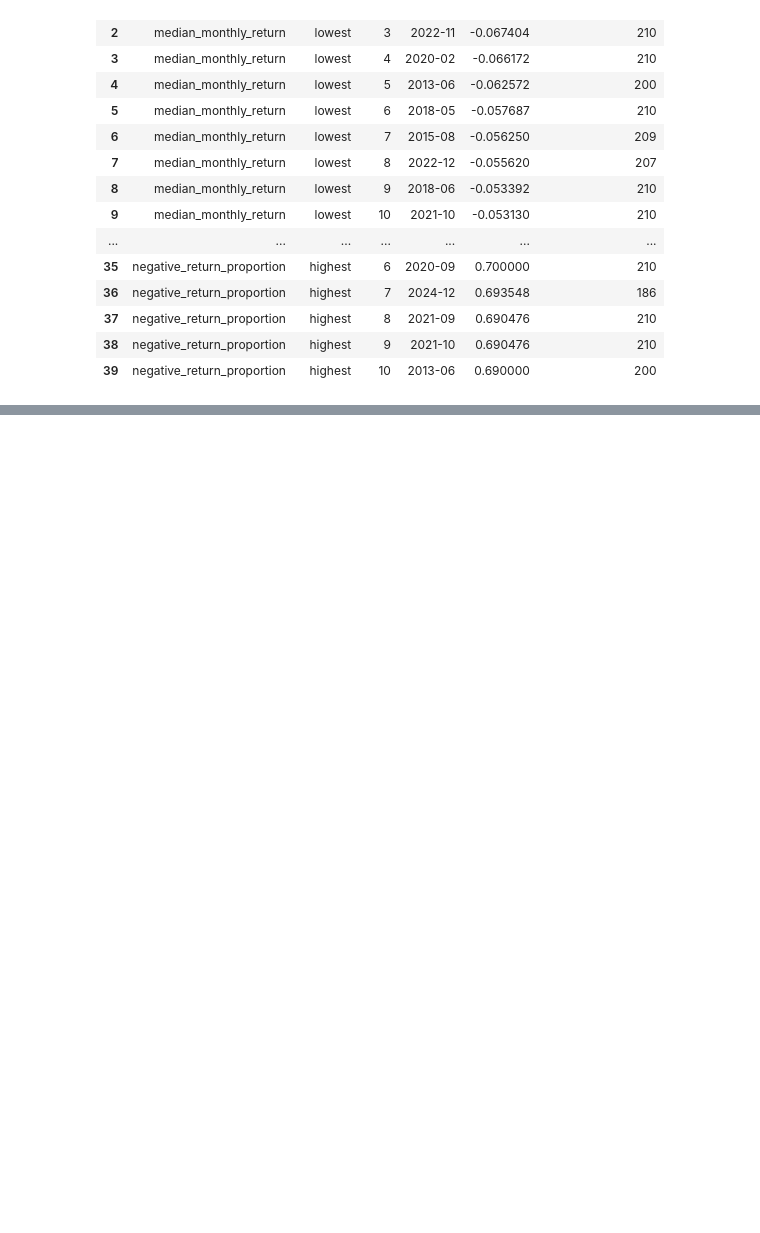
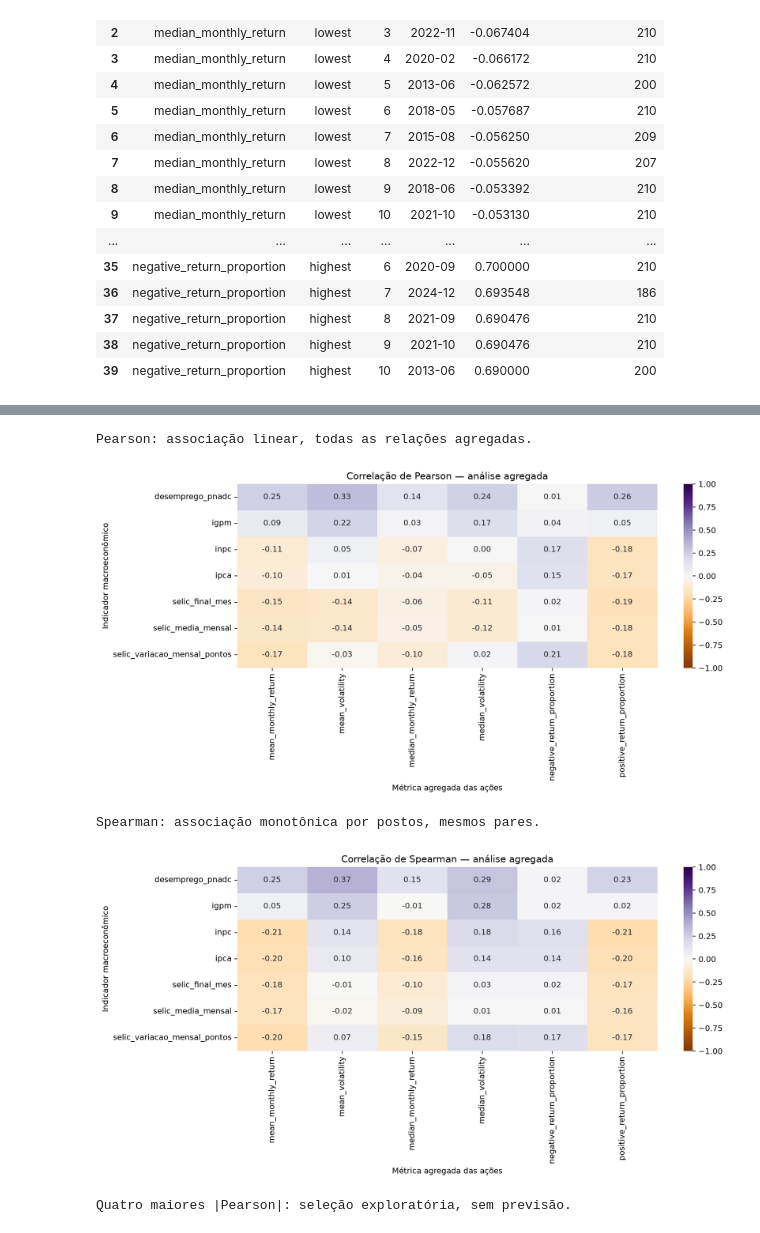
Before and after one commit to percerval/analise-b3-indicadores, a Jupyter notebook: notebooks/analise_b3_indicadores.ipynb, the cells around one changed output, grey strips where cells are left out. Cells and saved outputs as stored; diff of their text form; code cells hidden in the pictures; blank space fills up the shorter version.

Commit message:
Complete correlation analysis

```diff
--- a/notebooks/analise_b3_indicadores.ipynb
+++ b/notebooks/analise_b3_indicadores.ipynb
@@ -176,0 +298,14 @@ As observações desta etapa devem ser limitadas à distribuição dos dados, à
+# %%
+for name, explanation in [
+    ('correlation_pearson_heatmap.png', 'Pearson: associação linear, todas as relações agregadas.'),
+    ('correlation_spearman_heatmap.png', 'Spearman: associação monotônica por postos, mesmos pares.'),
+    ('correlation_selected_scatterplots.png', 'Quatro maiores |Pearson|: seleção exploratória, sem previsão.'),
+]:
+    print(explanation)
+    display(Image(filename=str(FIGURES / name)))
+# %% [output]
+Pearson: associação linear, todas as relações agregadas.
+[figure, added]
+Spearman: associação monotônica por postos, mesmos pares.
+[figure, added]
+Quatro maiores |Pearson|: seleção exploratória, sem previsão.
```
Also changed, not shown: parts of 19 cells of this notebook, 3 other files.
